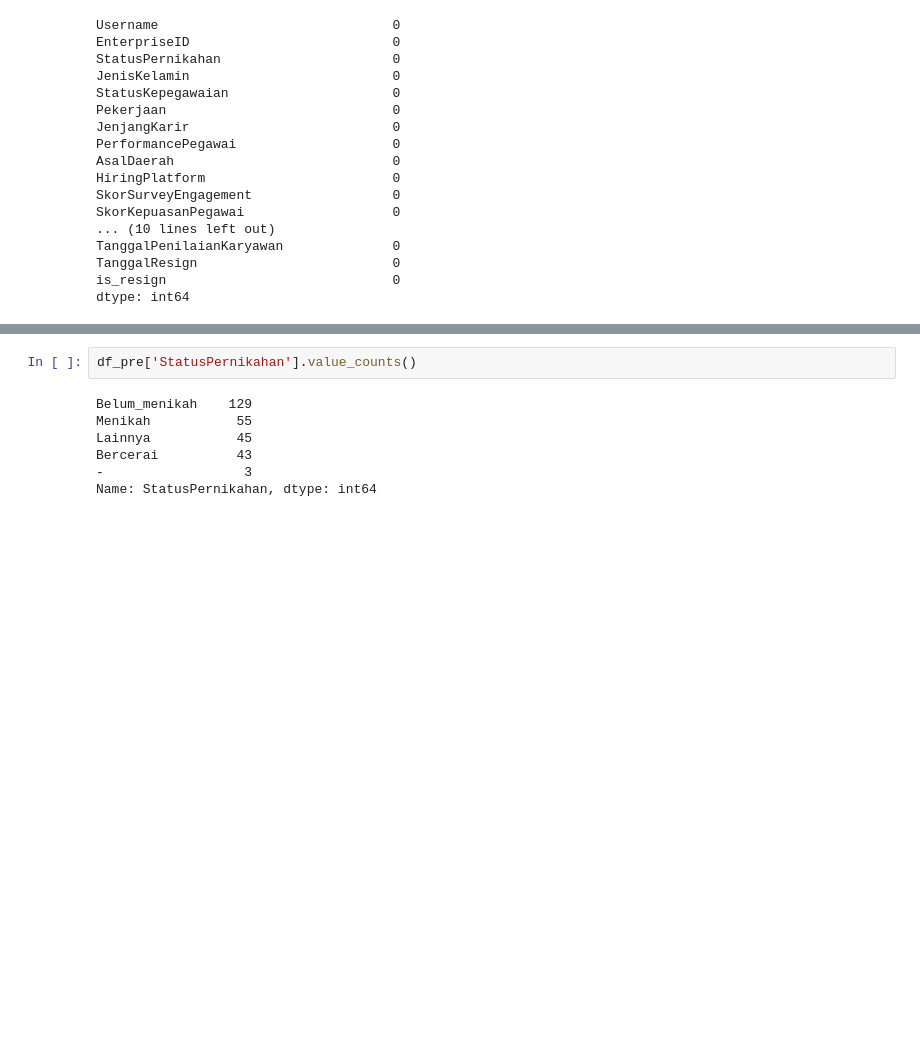
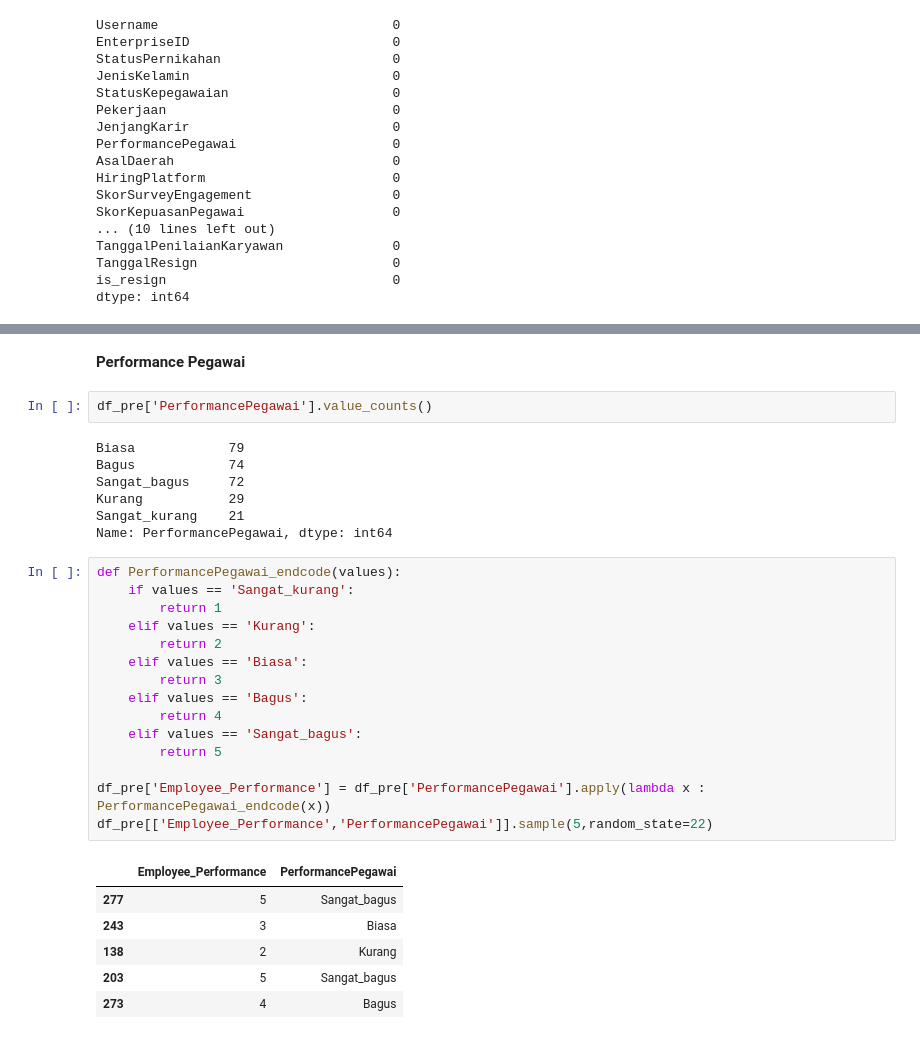
Before and after one commit to JodhiKrisantus/Improving-Employee-Retention, a Jupyter notebook: script_python.ipynb, the cells around one changed output, grey strips where cells are left out. Cells and saved outputs as stored; diff of their text form; blank space fills up the shorter version.

```diff
--- a/script_python.ipynb
+++ b/script_python.ipynb
@@ -217,9 +285,33 @@ df_pre.head(4)
+# %% [markdown]
+**Performance Pegawai**
 # %%
-df_pre['StatusPernikahan'].value_counts()
+df_pre['PerformancePegawai'].value_counts()
 # %% [output]
-Belum_menikah    129
-Menikah           55
-Lainnya           45
-Bercerai          43
--                  3
-Name: StatusPernikahan, dtype: int64
+Biasa            79
+Bagus            74
+Sangat_bagus     72
+Kurang           29
+Sangat_kurang    21
+Name: PerformancePegawai, dtype: int64
+# %%
+def PerformancePegawai_endcode(values):
+    if values == 'Sangat_kurang':
+        return 1
+    elif values == 'Kurang':
+        return 2
+    elif values == 'Biasa':
+        return 3
+    elif values == 'Bagus':
+        return 4
+    elif values == 'Sangat_bagus':
+        return 5
+
+df_pre['Employee_Performance'] = df_pre['PerformancePegawai'].apply(lambda x : PerformancePegawai_endcode(x))
+df_pre[['Employee_Performance','PerformancePegawai']].sample(5,random_state=22)
+# %% [output]
+|  | Employee_Performance | PerformancePegawai |
+| 277 | 5 | Sangat_bagus |
+| 243 | 3 | Biasa |
+| 138 | 2 | Kurang |
+| 203 | 5 | Sangat_bagus |
+| 273 | 4 | Bagus |
```
Also changed, not shown: parts of 16 cells of this notebook.
